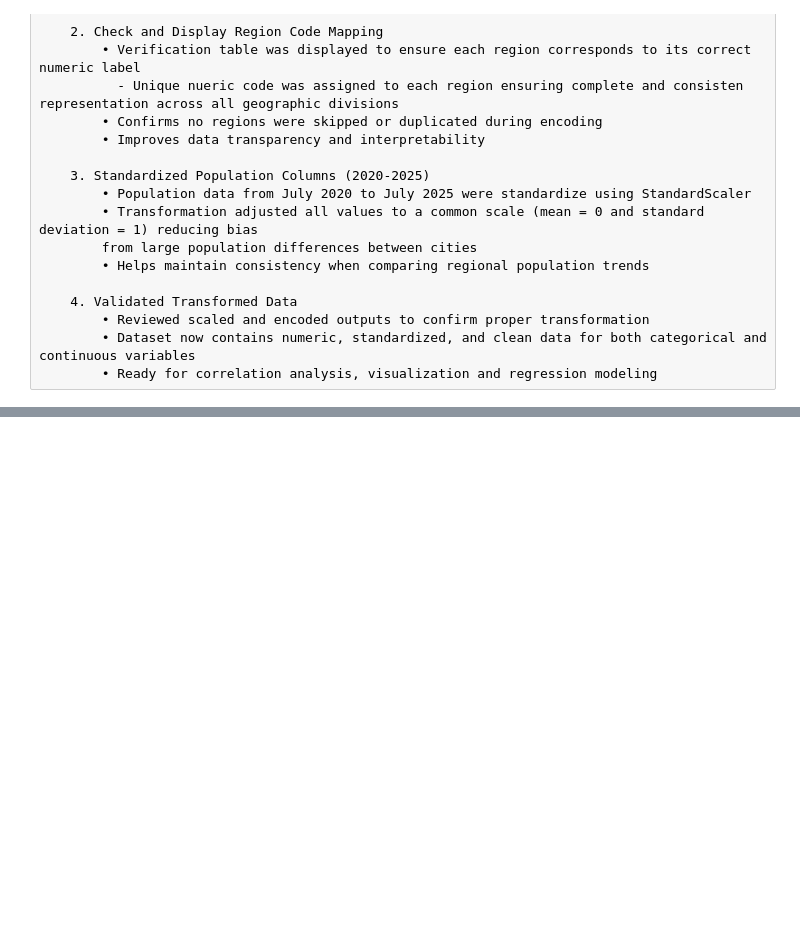
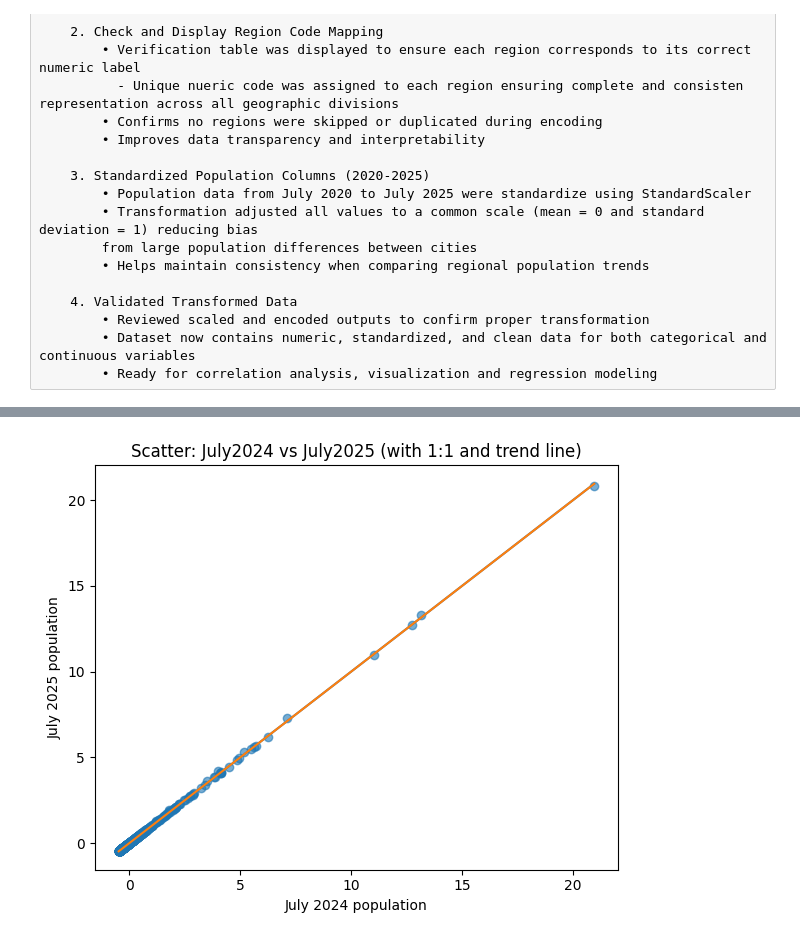
Before and after one commit to Mariopogi/Machine-Learning-Program-Exercises-Group-5-BSIT-2A, a Jupyter notebook: Regression.ipynb, the cells around one changed output, grey strips where cells are left out. Cells and saved outputs as stored; diff of their text form; code cells hidden in the pictures; blank space fills up the shorter version.

```diff
--- a/Regression.ipynb
+++ b/Regression.ipynb
@@ -364,0 +501,29 @@ Summary & Observation:
+# %%
+# 6.3 Scatter plot for regression signal (July2024 → July2025)
+
+# Extract x (2024) and y (2025) as arrays
+x = data["July2024"].values
+y = data["July2025"].values
+
+# Create the figure and axis for the scatter plot
+fig, ax = plt.subplots(figsize=(6,5))
+
+# Plot the points (alpha adds slight transparency for overlap)
+ax.scatter(x, y, alpha=0.6)
+
+# Draw the 1:1 reference line to compare “no change” vs actual
+mn, mx = min(x.min(), y.min()), max(x.max(), y.max())
+ax.plot([mn, mx], [mn, mx])
+
+# Fit and draw the least-squares trend line (y = m*x + b)
+m, b = np.polyfit(x, y, 1)
+ax.plot([mn, mx], [m*mn + b, m*mx + b])
+
+# Label axes, add title, tidy layout, and render
+ax.set_xlabel("July 2024 population")
+ax.set_ylabel("July 2025 population")
+ax.set_title("Scatter: July2024 vs July2025 (with 1:1 and trend line)")
+plt.tight_layout()
+plt.show()
+# %% [output]
+[figure, added]
```
Also changed, not shown: parts of 17 cells of this notebook.
